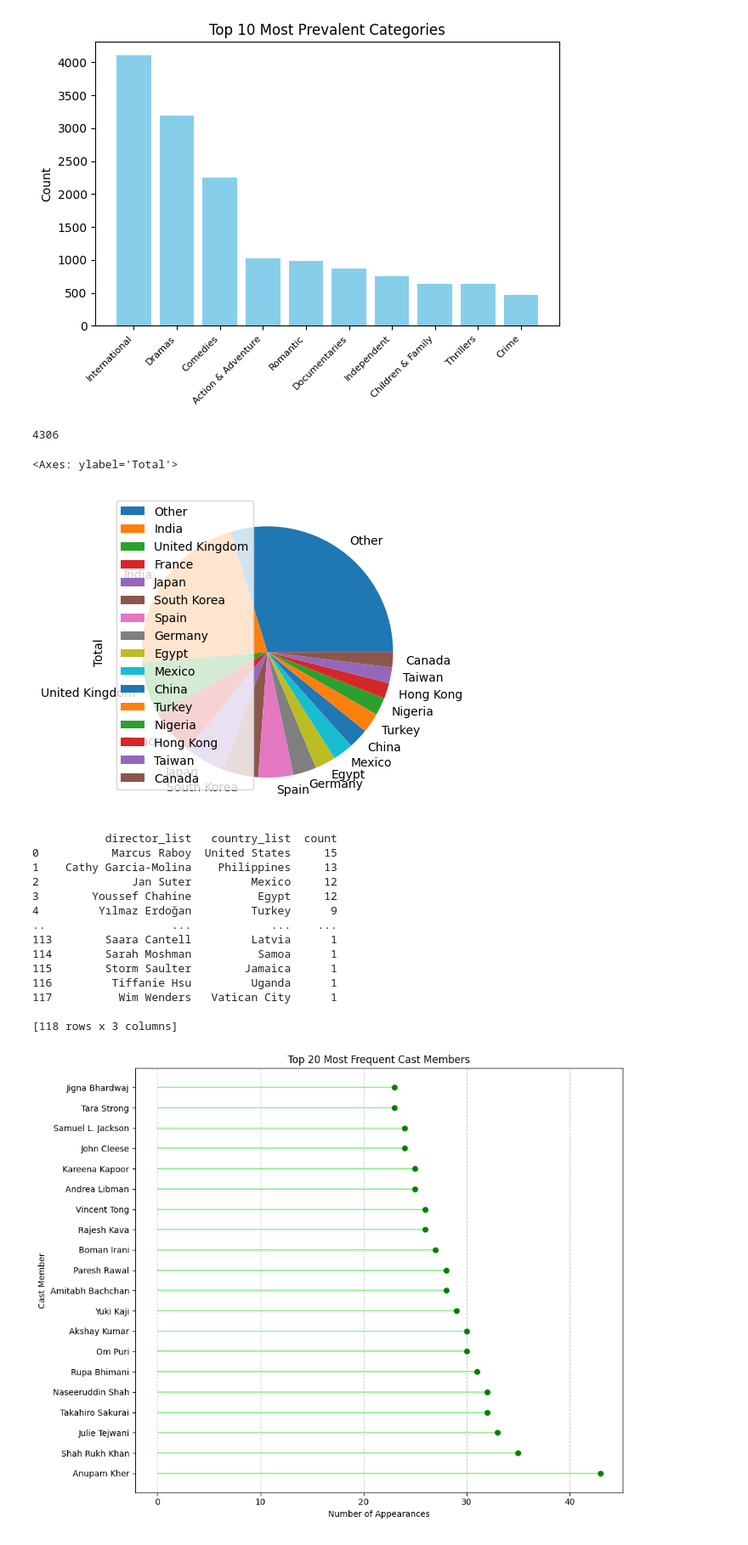
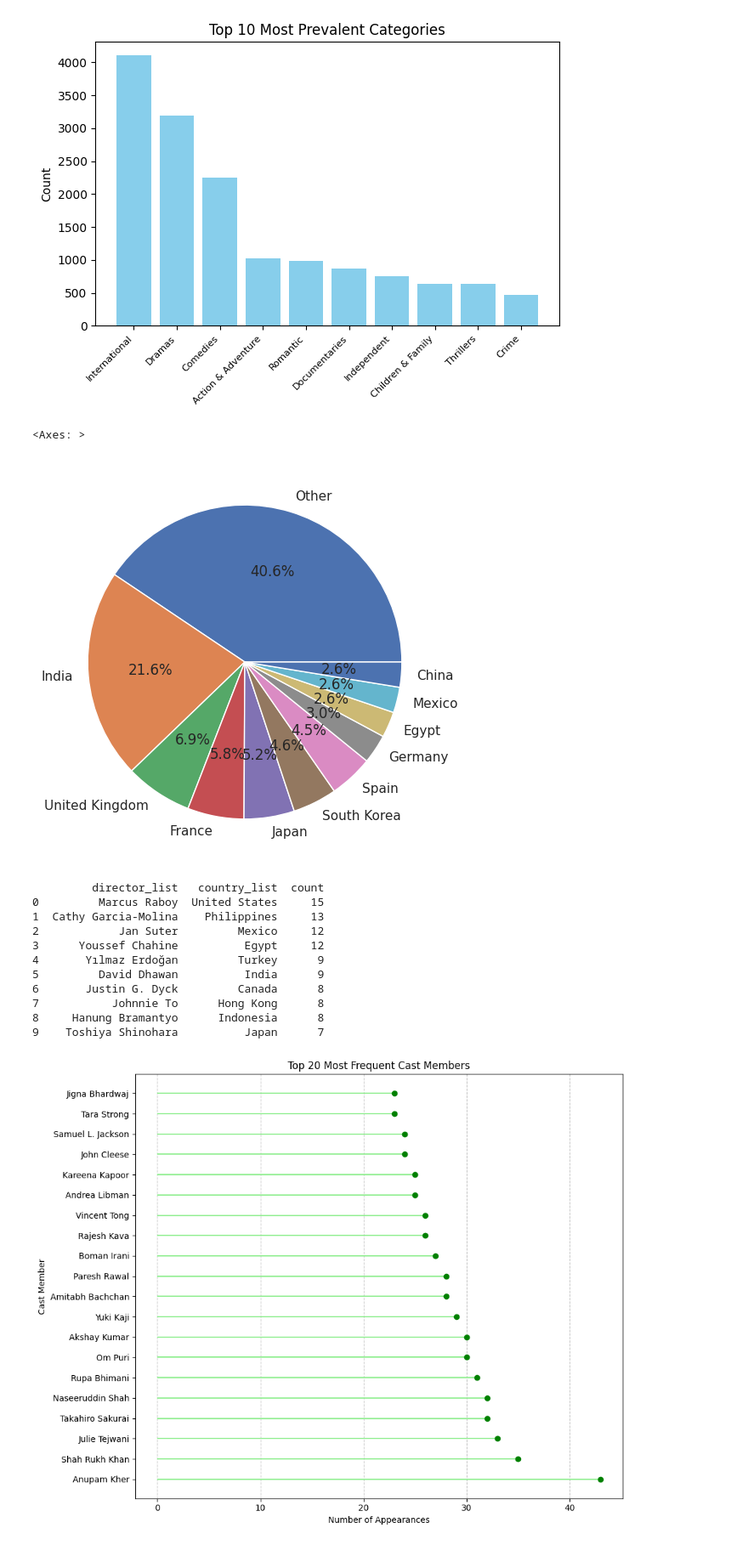
Before and after one commit to zdelk/netflix_eda, a Jupyter notebook: netflix_rework.ipynb, the cells around one changed output. Shown at 85% size. Saved outputs shown, nothing was run; the diff lists cells and outputs as text; code cells hidden in the pictures.

Commit message:
cleaned pie chart

```diff
--- a/netflix_rework.ipynb
+++ b/netflix_rework.ipynb
@@ -88,39 +91,37 @@ plt.tight_layout()
 # Only worried about entries where 'International' is in the categories
 subset_int = df_clean[['country_list', 'listed_in_list', 'type']].dropna()
 subset_int = subset_int[subset_int['listed_in_list'].apply(lambda x: 'International' in x)]
 
 
 # Each country for each observation gets its own row
 exploded = subset_int.explode('country_list')
 
 # Getting Counts of Tv Shows and Movies for each country
 country_media_df = exploded.groupby(['country_list','type'], observed=True).size().unstack(fill_value=0)
 
 country_media_df['Total'] = country_media_df.sum(axis=1) # Total media for country
 cm_sorted = country_media_df.sort_values(by='Total', axis=0, ascending=False) # Sorting by total count
 
 # Dropping US since I live there
 cm_sorted = cm_sorted.drop('United States')
 
-ten_place = cm_sorted['Total'].iloc[14] # Count for 10th largest
-print(cm_sorted['Total'].sum())
+ten_place = cm_sorted['Total'].iloc[9] # Count for 10th largest
 cm_sorted = cm_sorted.reset_index()
 # If below rank 10 grouped to Other
 cm_sorted['country_list'] = cm_sorted['country_list'].where(cm_sorted['Total'] >= ten_place, 'Other')
 
 cm_grouped = (
     cm_sorted
     .groupby('country_list')[['Movie', 'TV Show', 'Total']]
     .sum()
     .sort_values(by='Total', ascending=False)
 )
 
 
-cm_grouped.plot.pie(y='Total')
+cm_grouped.plot.pie(y='Total',label='', legend=False, autopct='%1.1f%%', figsize=(6,6))
 # %% [output]
-4306
+<Axes: >
-<Axes: ylabel='Total'>
-[figure, old version]
+[figure, new version]
 # %%
 # - Who is/are the most prolific directors for each country?
 mask = df_clean['director_list'].notna() & df_clean['country_list'].notna()
@@ -140,27 +141,24 @@ most_prolific = (
     .head(1)
     .reset_index(drop=True)
 )
-print(most_prolific)
+print(most_prolific.iloc[:10,:])
 # top_10_dir.plot.bar(color='lightgreen')
 # plt.title('Most Prolific Directors')
 # plt.ylabel('Count')
 # plt.xticks(rotation=45, ha='right', fontsize = 8)
 # plt.tight_layout()
 # %% [output]
-           director_list   country_list  count
-0           Marcus Raboy  United States     15
-1    Cathy Garcia-Molina    Philippines     13
-2              Jan Suter         Mexico     12
-3        Youssef Chahine          Egypt     12
-4         Yılmaz Erdoğan         Turkey      9
-..                   ...            ...    ...
-113        Saara Cantell         Latvia      1
-114        Sarah Moshman          Samoa      1
-115        Storm Saulter        Jamaica      1
-116         Tiffanie Hsu         Uganda      1
-117          Wim Wenders   Vatican City      1
-
-[118 rows x 3 columns]
+         director_list   country_list  count
+0         Marcus Raboy  United States     15
+1  Cathy Garcia-Molina    Philippines     13
+2            Jan Suter         Mexico     12
+3      Youssef Chahine          Egypt     12
+4       Yılmaz Erdoğan         Turkey      9
+5         David Dhawan          India      9
+6       Justin G. Dyck         Canada      8
+7           Johnnie To      Hong Kong      8
+8     Hanung Bramantyo      Indonesia      8
+9    Toshiya Shinohara          Japan      7
 # %%
 # - Most common cast member?
 
```
Also changed, not shown: parts of 1 cell of this notebook, 1 other file.
